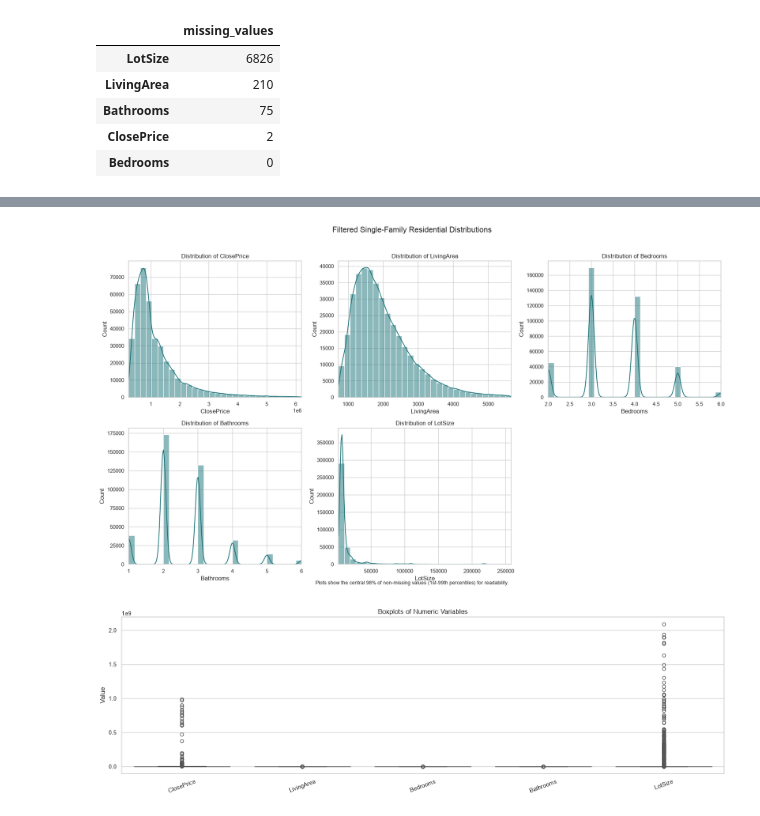
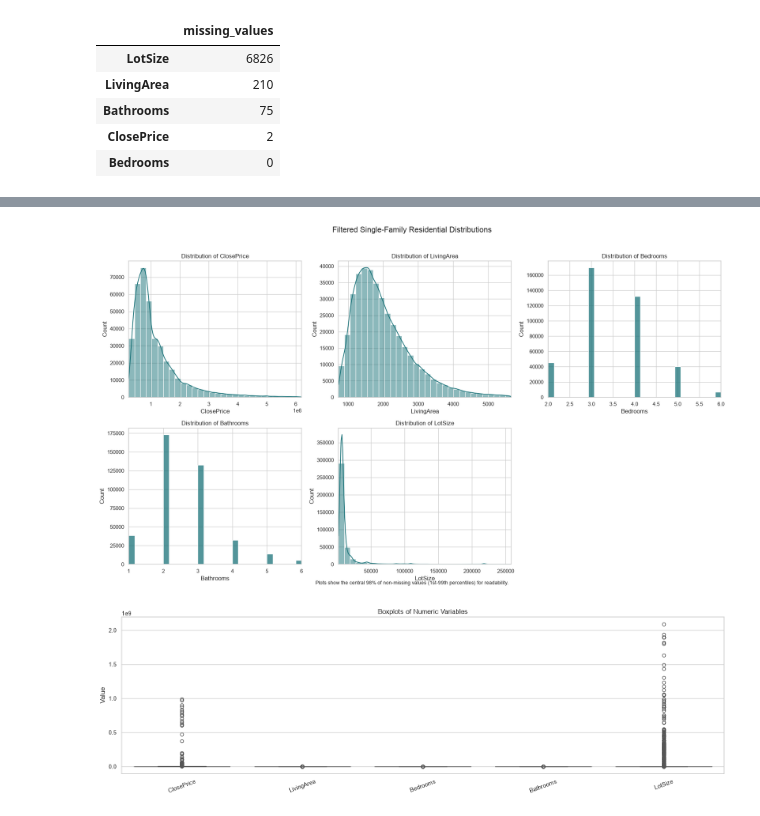
Before and after one commit to Hj-c0ding/IDX-Exchange-Data-Science, a Jupyter notebook: 01_exploration.ipynb, the cells around one changed output, grey strips where cells are left out. Cells and saved outputs as stored; diff of their text form; code cells hidden in the pictures.

Commit message:
Made graph appearance changes to Week 2 deliverable, and finalized Week 3 deliverable for preprocessing and outputing a cleaned CSV file.

```diff
--- a/01_exploration.ipynb
+++ b/01_exploration.ipynb
@@ -81,22 +81,22 @@ summary
 # %%
 fig, axes = plt.subplots(2, 3, figsize=(18, 10))
 axes = axes.ravel()
 for axis, column in zip(axes, NUMERIC_COLUMNS):
     values = filtered_df[column].dropna()
     lower, upper = values.quantile([0.01, 0.99])
     visible_values = values[values.between(lower, upper)]
-    sns.histplot(x=visible_values, kde=True, bins=30, ax=axis, color='#197278')
+    sns.histplot(x=visible_values, kde=column not in {'Bedrooms', 'Bathrooms'}, bins=30, ax=axis, color='#197278')
     axis.set_title(f'Distribution of {column}')
     axis.set_xlabel(column)
     axis.set_ylabel('Count')
     axis.set_xlim(lower, upper)
 axes[-1].set_visible(False)
 fig.suptitle('Filtered Single-Family Residential Distributions', fontsize=16, y=1.02)
 fig.text(0.5, 0.01, 'Plots show the central 98% of non-missing values (1st-99th percentiles) for readability.', ha='center', fontsize=10)
 fig.tight_layout()
 plt.show()
 # %% [output]
-[figure, old version]
+[figure, new version]
 # %%
 fig, axis = plt.subplots(figsize=(16, 5))
 long_df = filtered_df[NUMERIC_COLUMNS].melt(var_name='variable', value_name='value').dropna()
```
Also changed, not shown: parts of 1 cell of this notebook, 1 other file.
